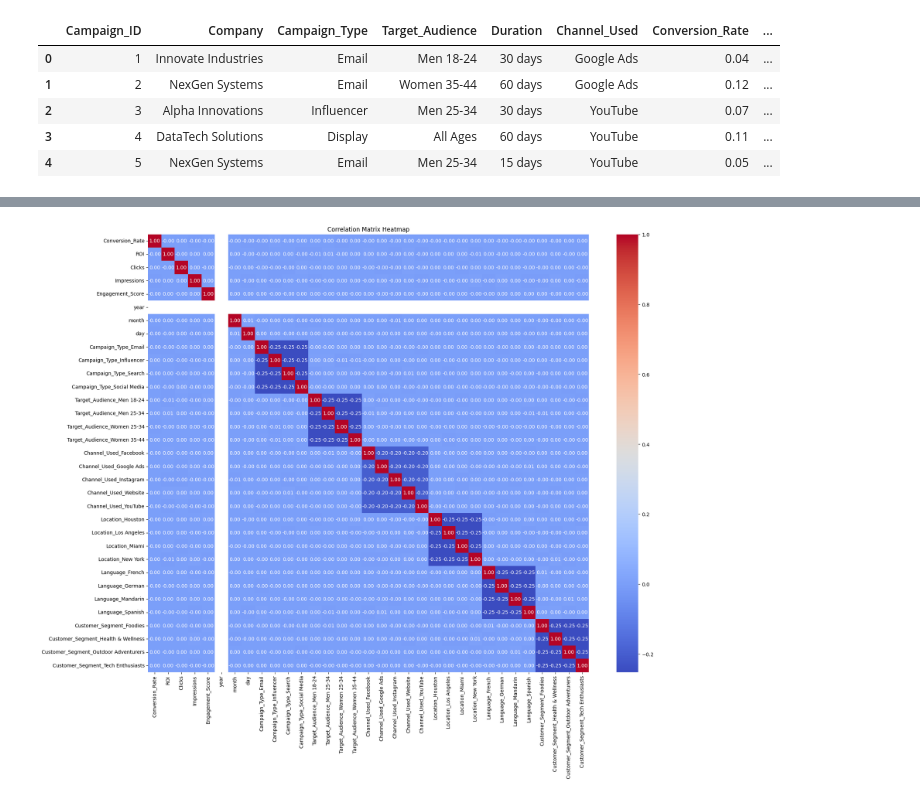
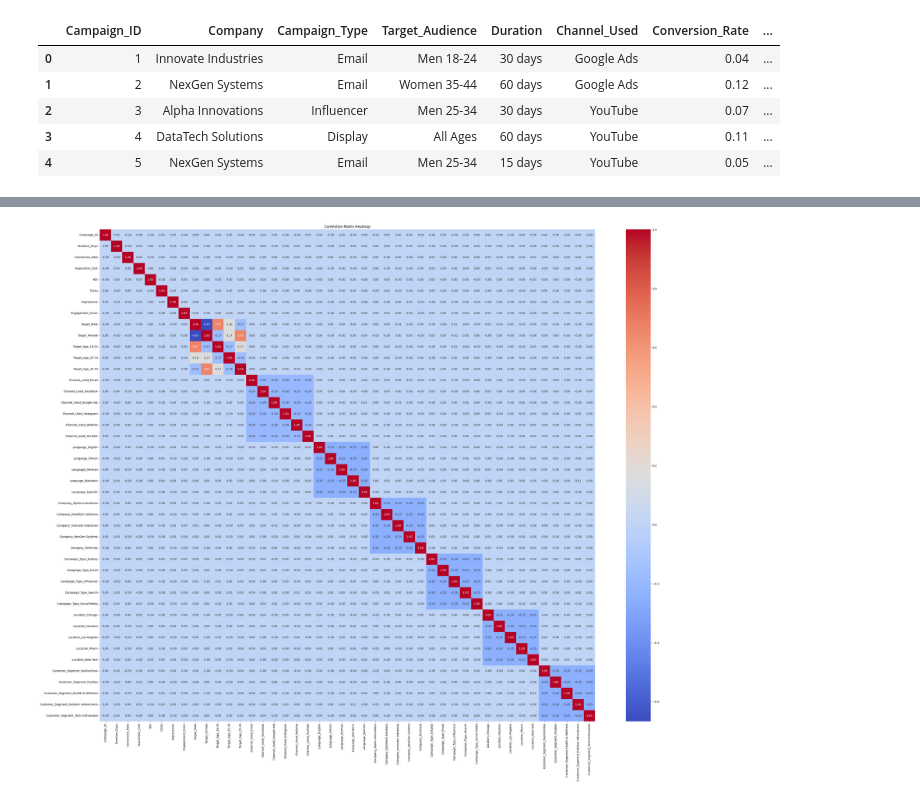
Before and after one commit to SantiagoArenas/TFG_Santiago, a Jupyter notebook: dataAcquisition/marketingCampaign3/campaignExploration3.ipynb, the cells around one changed output, grey strips where cells are left out. Cells and saved outputs as stored; diff of their text form; code cells hidden in the pictures.

Commit message:
Advancing the marketing campaign analysis

```diff
--- a/dataAcquisition/marketingCampaign3/campaignExploration3.ipynb
+++ b/dataAcquisition/marketingCampaign3/campaignExploration3.ipynb
@@ -32,12 +33,0 @@ array(['30', '60', '15', '45'], dtype=object)
-# %%
-db.drop(['Campaign_ID', 'Company'], axis=1, inplace=True)
-# %%
-db['Date'] = pd.to_datetime(db['Date'])
-
-db['year'] = db['Date'].dt.year
-db['month'] = db['Date'].dt.month
-db['day'] = db['Date'].dt.day
-
-db.drop(['Date'], axis=1, inplace=True)
-
-db.head()
@@ -61,0 +34,28 @@ db_dummies.head()
+# %%
+# Convert Date column to datetime
+db['Date'] = pd.to_datetime(db['Date'])
+
+# Create new columns for 'Target_Male' and 'Target_Female'
+db['Target_Male'] = db['Target_Audience'].apply(lambda x: 1 if 'Men' in x or x == 'All Ages' else 0)
+db['Target_Female'] = db['Target_Audience'].apply(lambda x: 1 if 'Women' in x or x == 'All Ages' else 0)
+
+# Create dummies for each age group
+age_groups = ['18-24', '25-34', '35-44']
+for age_group in age_groups:
+    db[f'Target_Age_{age_group}'] = db['Target_Audience'].apply(lambda x: 1 if age_group in x or x == 'All Ages' else 0)
+
+# Drop the original 'Target_Audience' column
+db.drop(['Target_Audience'], axis=1, inplace=True)
+
+db['Acquisition_Cost'] = db['Acquisition_Cost'].str.replace('$', '').str.replace(',', '').astype(float)
+
+# Converting the columns into integers
+db['Duration'] = db['Duration'].apply(lambda x: int(x.split(' ')[0]))
+
+# rename duration to duration_days
+db.rename(columns={'Duration': 'Duration_Days'}, inplace=True)
+
+# Create dummies for columns, not useful for now
+db = pd.get_dummies(db, columns=['Channel_Used', 'Language', 'Company', 'Campaign_Type', 'Location', 'Customer_Segment'], drop_first=False)
+
+db.head()
@@ -62,11 +89,11 @@ db_dummies.head()
 # %%
 import seaborn as sns
 import matplotlib.pyplot as plt
 
-correlation_matrix = db_dummies.select_dtypes(include=['number', 'bool']).corr()
-plt.figure(figsize=(20, 16))
+correlation_matrix = db.select_dtypes(include=['number', 'bool']).corr()
+plt.figure(figsize=(40, 32))
 sns.heatmap(correlation_matrix, annot=True, fmt='.2f', cmap='coolwarm')
 plt.title('Correlation Matrix Heatmap')
 plt.show()
 # %% [output]
-[figure, old version]
+[figure, new version]
```
Also changed, not shown: parts of 11 cells of this notebook, 2 other files.
